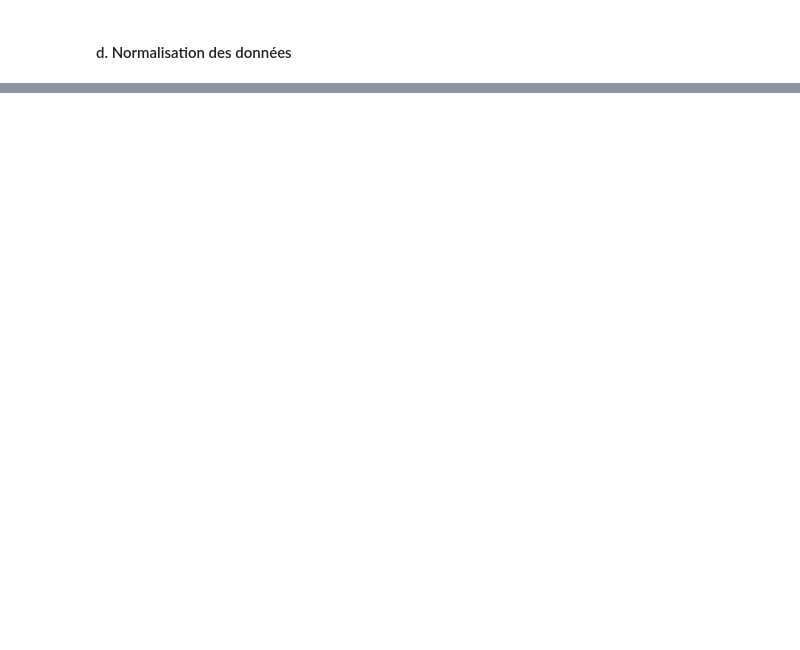
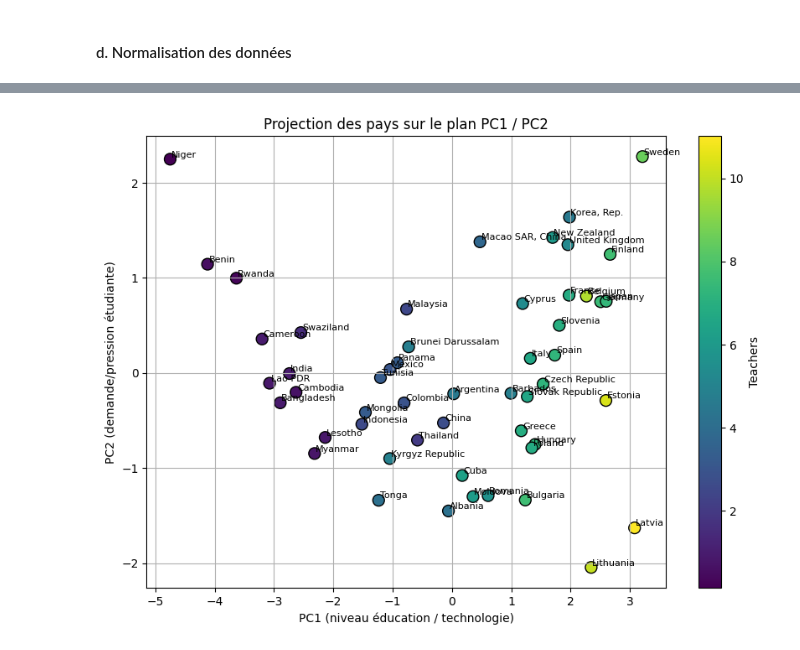
Before and after one commit to NassimNaoui/analyse_systemes_educatifs, a Jupyter notebook: notebooks/Analysez des données de systèmes éducatifs.ipynb, the cells around one changed output, grey strips where cells are left out. Cells and saved outputs as stored; diff of their text form; code cells hidden in the pictures; blank space fills up the shorter version.

```diff
--- a/notebooks/Analysez des données de systèmes éducatifs.ipynb
+++ b/notebooks/Analysez des données de systèmes éducatifs.ipynb
@@ -486,0 +519,30 @@ df_data_final
+# %%
+plt.figure(figsize=(10,7))
+
+df_pca = pd.DataFrame(X_pca, columns=['PC1', 'PC2'])
+df_pca['Country'] = df_data_final['Country Name'].values
+df_pca['Teachers (per 100 students)'] = df_data_final['Teachers (per 100 students)'].values
+
+# Scatter plot : PC1 vs PC2, couleur selon 'Teachers'
+scatter = plt.scatter(
+    df_pca['PC1'],
+    df_pca['PC2'],
+    c=df_pca['Teachers (per 100 students)'],
+    cmap='viridis',   # tu peux changer le colormap
+    s=100,            # taille des points
+    edgecolor='k'
+)
+
+plt.colorbar(scatter, label='Teachers')  # légende de la couleur
+plt.xlabel('PC1 (niveau éducation / technologie)')
+plt.ylabel('PC2 (demande/pression étudiante)')
+plt.title('Projection des pays sur le plan PC1 / PC2')
+plt.grid(True)
+
+
+for i, country in enumerate(df_pca['Country']):
+    plt.text(df_pca['PC1'][i]+0.02, df_pca['PC2'][i]+0.02, country, fontsize=8)
+
+plt.show()
+# %% [output]
+[figure, added]
```
Also changed, not shown: parts of 7 cells of this notebook, 1 other file.
